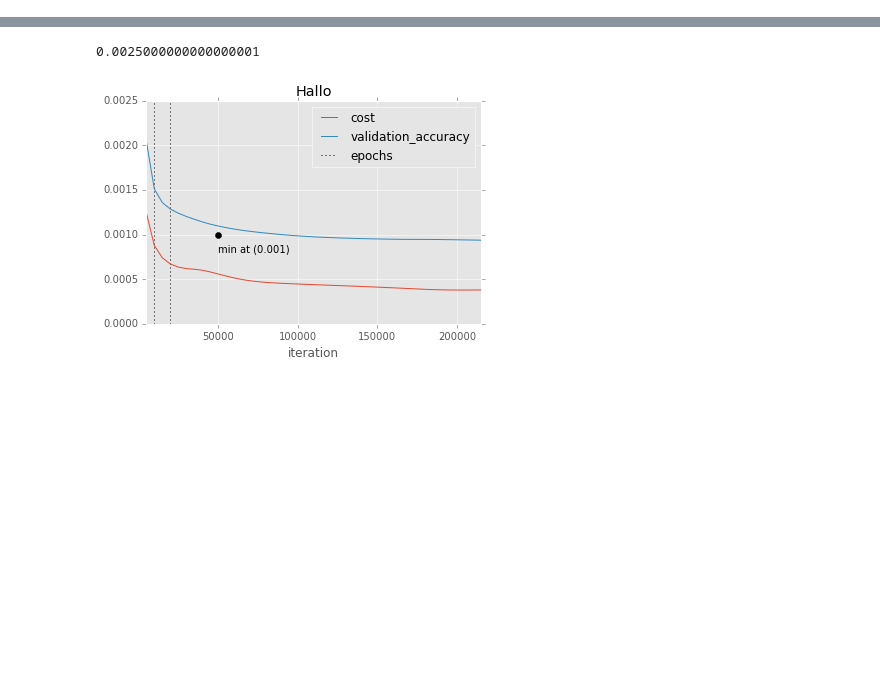
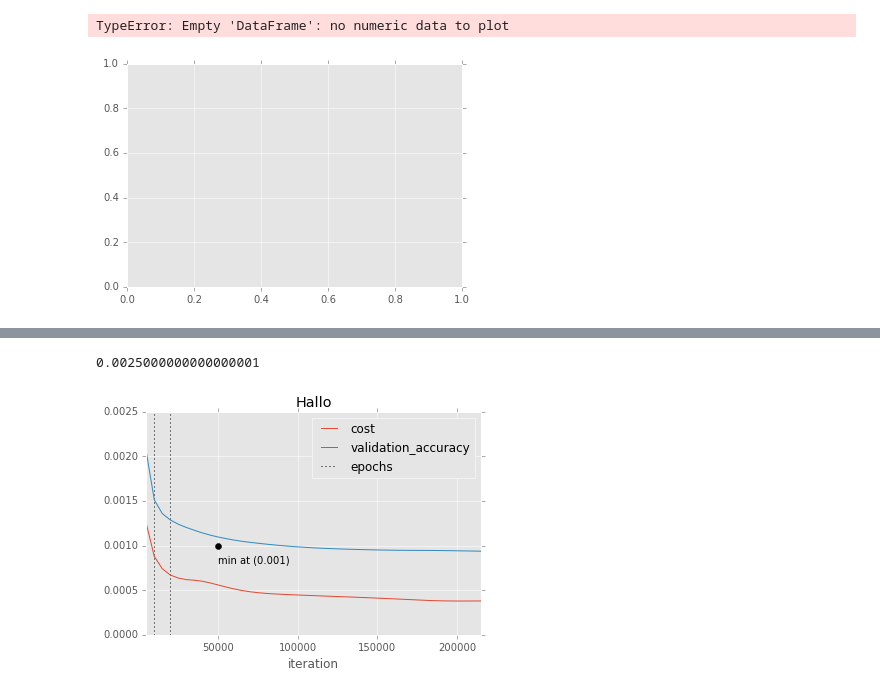
Before and after one commit to codingluke/ba-thesis-code, a Jupyter notebook: notebooks/metric_test.ipynb, the cells around one changed output, grey strips where cells are left out. Cells and saved outputs as stored; diff of their text form; code cells hidden in the pictures; blank space fills up the shorter version.

```diff
--- a/notebooks/metric_test.ipynb
+++ b/notebooks/metric_test.ipynb
@@ -52 +40,6 @@ records
+# %%
+mr.plot_epoches(job_id=8, title='Lernphase Minibatch 1000')
+# %% [output]
+TypeError: Empty 'DataFrame': no numeric data to plot
+[figure, added]
 # %%
```
Also changed, not shown: parts of 7 cells of this notebook, 5 other files.
